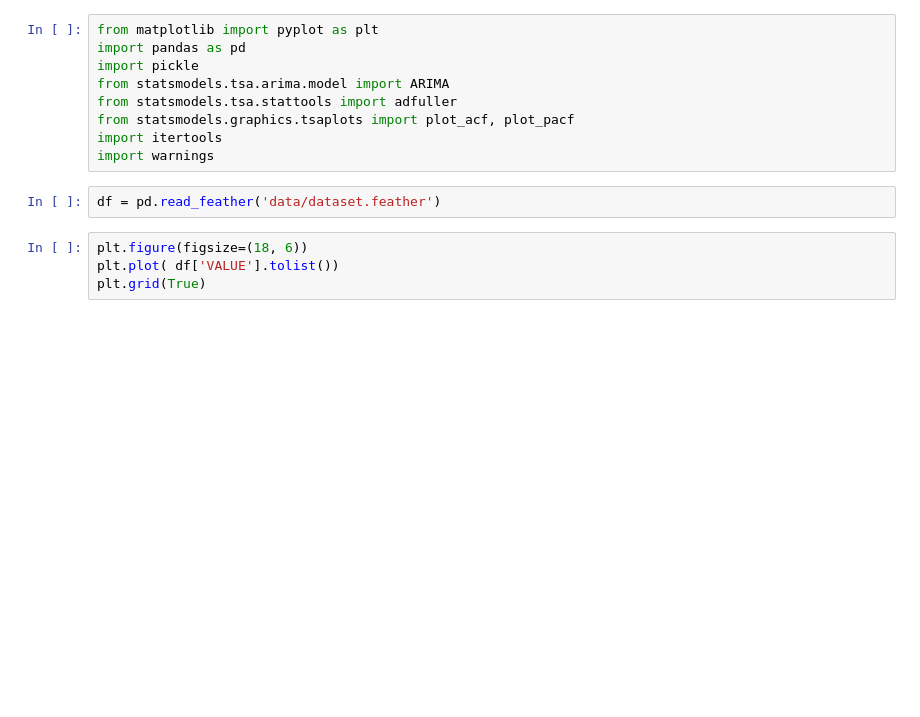
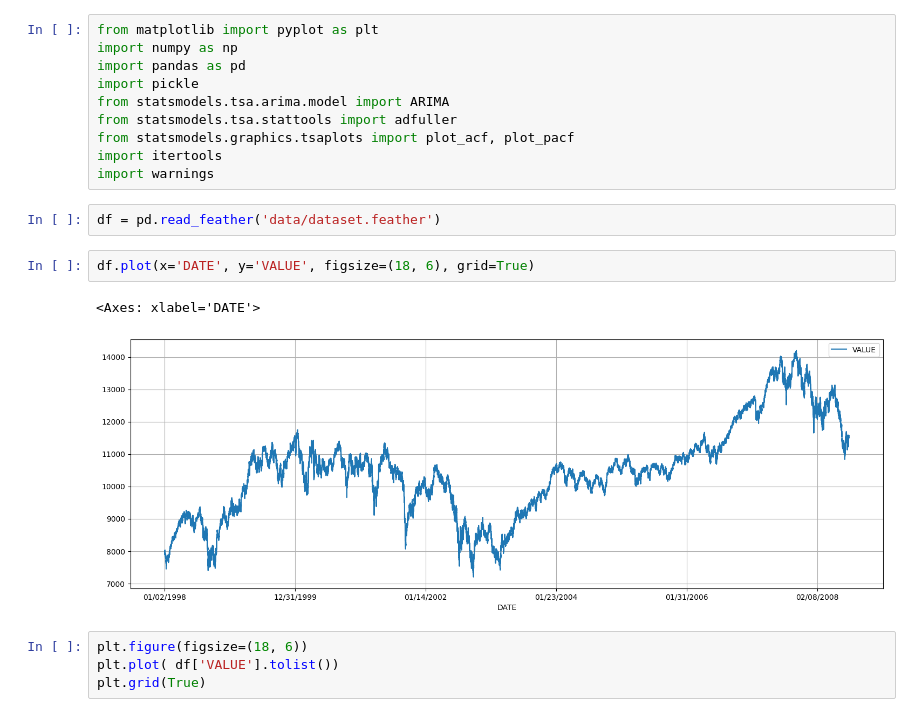
Before and after one commit to AI-General/Data_Analysis, a Jupyter notebook: research_arima.ipynb, the cells around one changed output. Drawn from its saved outputs; the diff is of its cells as text; blank space fills up the shorter version.

```diff
--- a/research_arima.ipynb
+++ b/research_arima.ipynb
@@ -1,5 +1,6 @@
 # %%
 from matplotlib import pyplot as plt
+import numpy as np
 import pandas as pd
 import pickle
 from statsmodels.tsa.arima.model import ARIMA
@@ -9,6 +10,11 @@ import itertools
 import warnings
 # %%
 df = pd.read_feather('data/dataset.feather')
+# %%
+df.plot(x='DATE', y='VALUE', figsize=(18, 6), grid=True)
+# %% [output]
+<Axes: xlabel='DATE'>
+[figure, added]
 # %%
 plt.figure(figsize=(18, 6))
 plt.plot( df['VALUE'].tolist())
```
Also changed, not shown: parts of 9 cells of this notebook, 5 other files.
